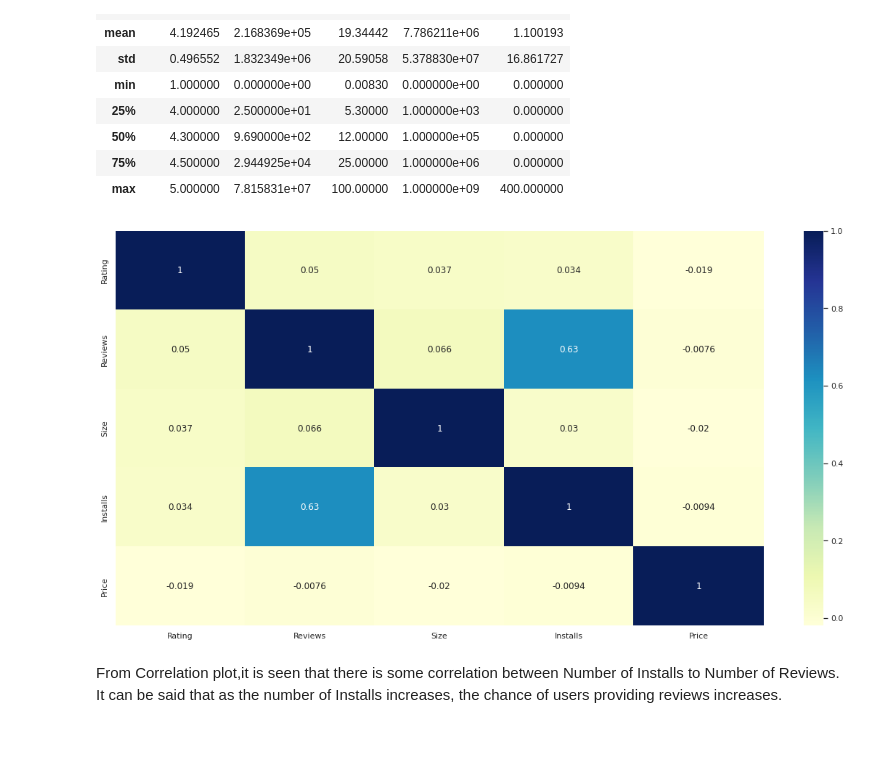
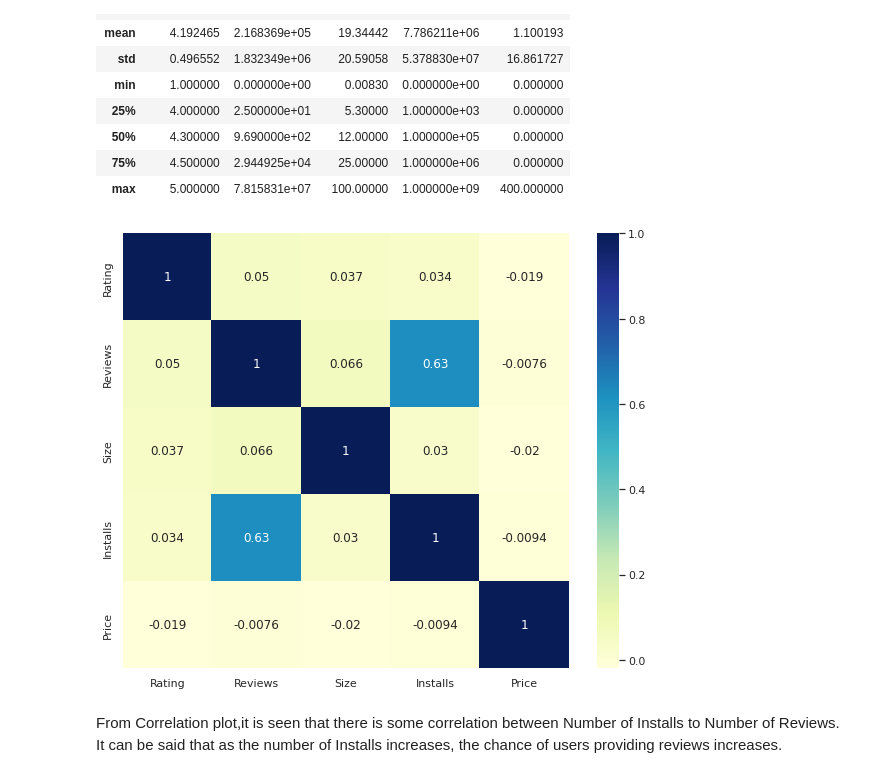
Before and after one commit to Avik-G/EDA-Play-Store-Review-Analysis-, a Jupyter notebook: EDA_Project_Google_Play_Store_Review_Data_Avik.ipynb, the cells around one changed output. Saved outputs shown, nothing was run; the diff lists cells and outputs as text; code cells hidden in the pictures; blank space fills up the shorter version.

```diff
--- a/EDA_Project_Google_Play_Store_Review_Data_Avik.ipynb
+++ b/EDA_Project_Google_Play_Store_Review_Data_Avik.ipynb
@@ -575,10 +585,11 @@ PS_df.describe()
 | max | 5.000000 | 7.815831e+07 | 100.00000 | 1.000000e+09 | 400.000000 |
 # %%
 corr_data = PS_df.corr(method = 'pearson')
+plt.figure(figsize = (10,8))
 dataplot = sns.heatmap(corr_data, cmap="YlGnBu", annot=True)
 plt.show()
 # %% [output]
-[figure, old version]
+[figure, new version]
 # %% [markdown]
 From Correlation plot,it is seen that there is some correlation between Number of Installs to Number of Reviews. It can be said that as the number of Installs increases, the chance of users providing reviews increases.
 # %%
```
Also changed, not shown: parts of 6 cells of this notebook.
